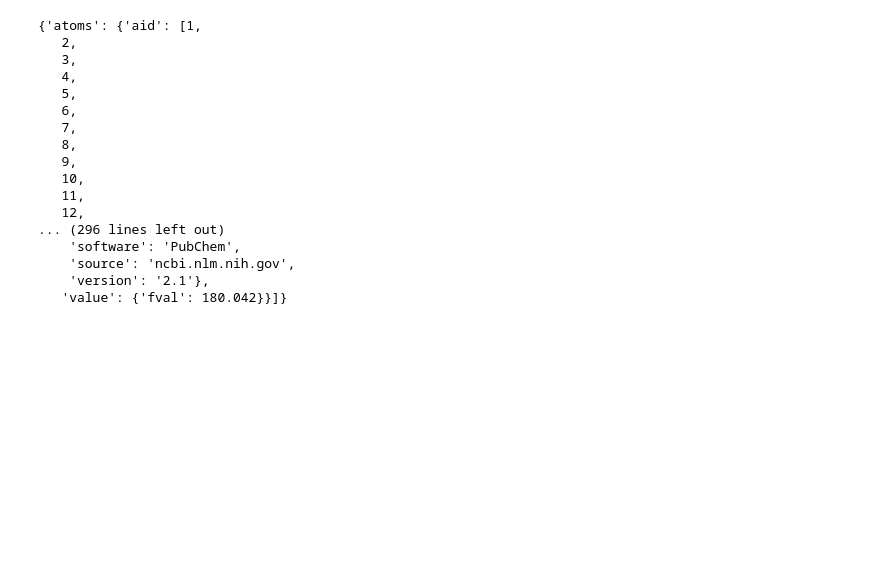
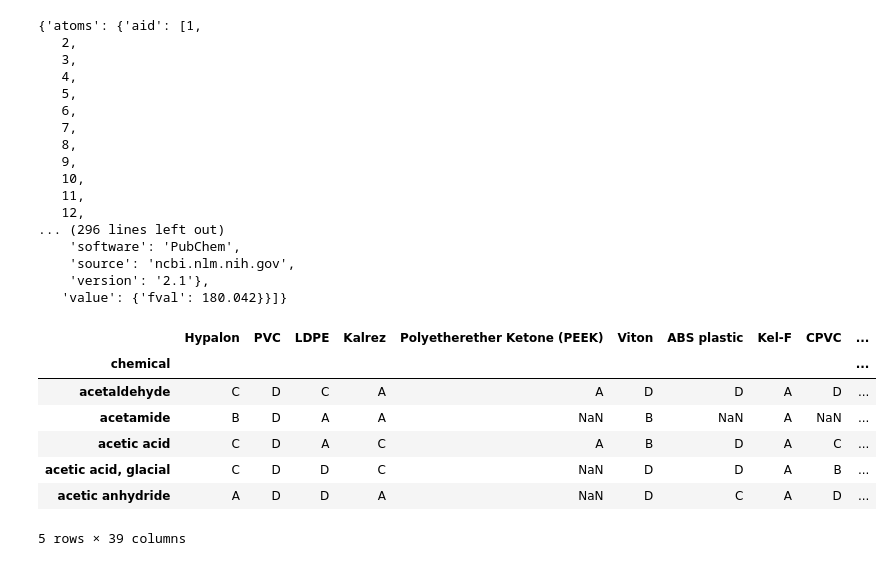
Before and after one commit to xkortex/ChemCupid, a Jupyter notebook: nb/smiles.ipynb, the cells around one changed output. Cells and saved outputs as stored; diff of their text form; code cells hidden in the pictures; blank space fills up the shorter version.

Commit message:
:hammer: working through chemical eigenbasis

```diff
--- a/nb/smiles.ipynb
+++ b/nb/smiles.ipynb
@@ -53,3 +53,15 @@ comp._record
    'value': {'fval': 180.042}}]}
 # %%
 c = get_compounds('Acetone', 'name')
+# %%
+df = pd.read_csv('/home/mike/data/chemistry/compatibility/proc2/cpcid.csv', index_col='chemical')
+df.head()
+# %% [output]
+|  | Hypalon | PVC | LDPE | Kalrez | Polyetherether Ketone (PEEK) | Viton | ABS plastic | Kel-F | CPVC | ... |
+| chemical |  |  |  |  |  |  |  |  |  | ... |
+| acetaldehyde | C | D | C | A | A | D | D | A | D | ... |
+| acetamide | B | D | A | A | NaN | B | NaN | A | NaN | ... |
+| acetic acid | C | D | A | C | A | B | D | A | C | ... |
+| acetic acid, glacial | C | D | D | C | NaN | D | D | A | B | ... |
+| acetic anhydride | A | D | D | A | NaN | D | C | A | D | ... |
+5 rows × 39 columns
```
Also changed, not shown: 3 other files.
